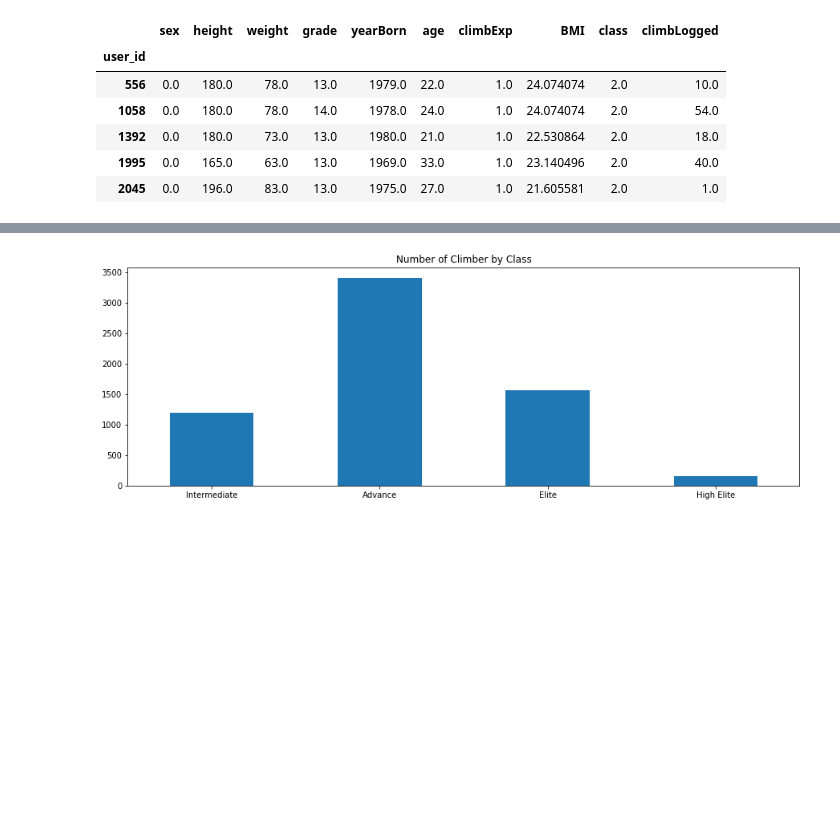
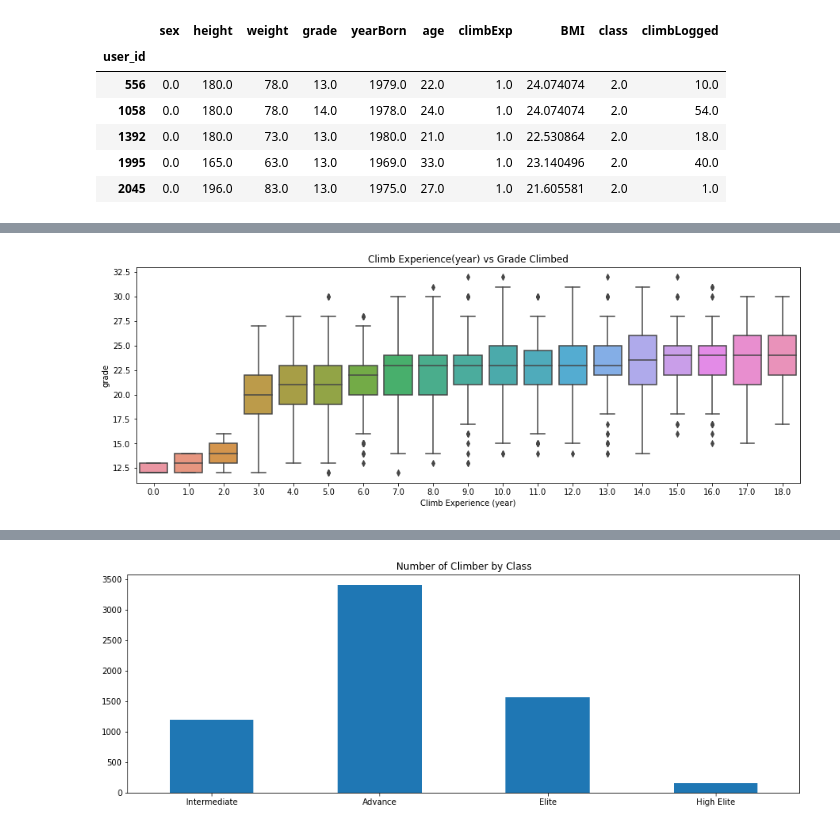
Before and after one commit to Godlob/climbLogbook_dataVisualization, a Jupyter notebook: user.ipynb, the cells around one changed output, grey strips where cells are left out. Saved outputs shown, nothing was run; the diff lists cells and outputs as text; code cells hidden in the pictures; blank space fills up the shorter version.

```diff
--- a/user.ipynb
+++ b/user.ipynb
@@ -354,3 +326,11 @@ plt.show()
+# %%
+plt.figure(figsize=(15,5))
+ax = sns.boxplot(x="climbExp", y="grade", data=final_mldf0)
+plt.title('Climb Experience(year) vs Grade Climbed')
+plt.xlabel('Climb Experience (year)')
+plt.show()
+# %% [output]
+[figure, added]
 # %%
 plt.figure(figsize=(15,5))
 # ax = sns.boxplot(x="climbExp", y="class", data=final_mldf0)
```
Also changed, not shown: parts of 13 cells of this notebook.
